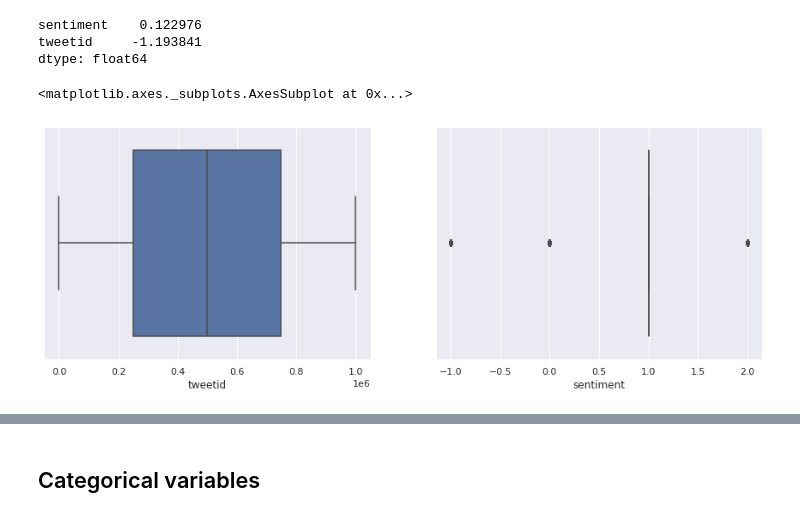
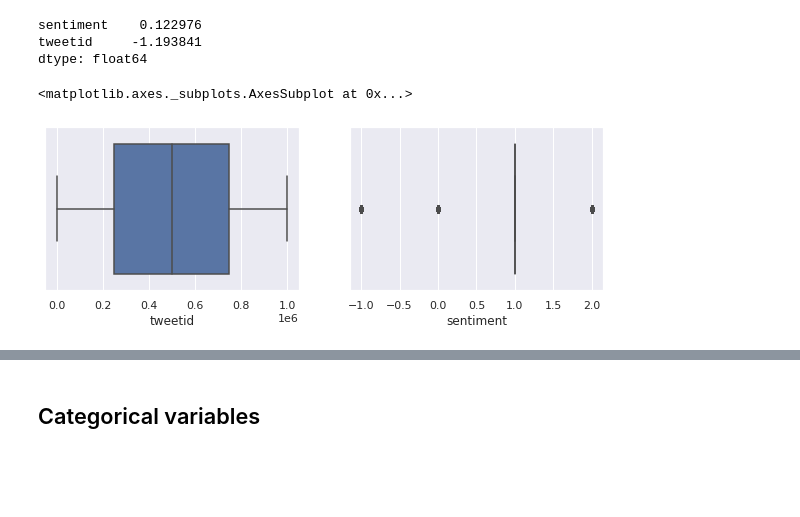
Before and after one commit to tladi-thobejane/classification-predict-streamlit-template, a Jupyter notebook: Team16_model (5).ipynb, the cells around one changed output, grey strips where cells are left out. Cells and saved outputs as stored; diff of their text form; code cells hidden in the pictures; blank space fills up the shorter version.

```diff
--- a/Team16_model (5).ipynb
+++ b/Team16_model (5).ipynb
@@ -118,7 +118,7 @@ from sklearn import metrics
 # Setting global constants to ensure notebook results are reproducible
 pd.set_option('display.max_rows', None)
 pd.set_option('display.max_columns', None)
-sns.set(rc={'figure.figsize':(12,8)})
+sns.set(rc={'figure.figsize':(8,5)})
 # %% [output]
 [nltk_data] Downloading package punkt to /root/nltk_data...
 [nltk_data]   Package punkt is already up-to-date!
@@ -265,10 +281,10 @@ sentiment    0.122976
 tweetid     -1.193841
 dtype: float64
 # %%
-fig, axes = plt.subplots(1, 2, figsize=(15, 5))
+fig, axes = plt.subplots(1, 2, figsize=(10, 3))
 
 sns.boxplot(ax=axes[0], data=df_new, x='tweetid')
 sns.boxplot(ax=axes[1], data=df_new, x='sentiment')
 # %% [output]
 <matplotlib.axes._subplots.AxesSubplot at 0x...>
-[figure, old version]
+[figure, new version]
```
Also changed, not shown: parts of 5 cells of this notebook.
